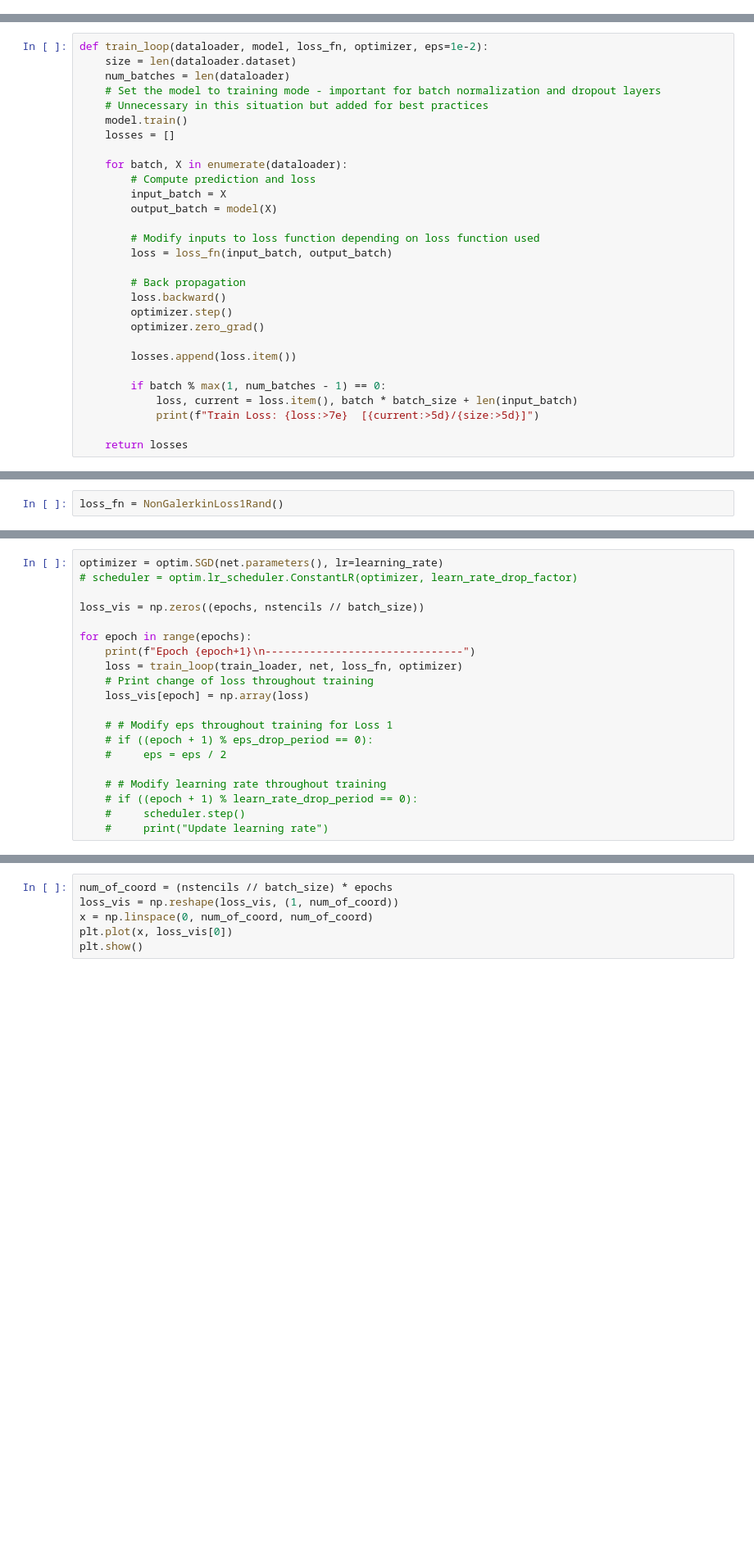
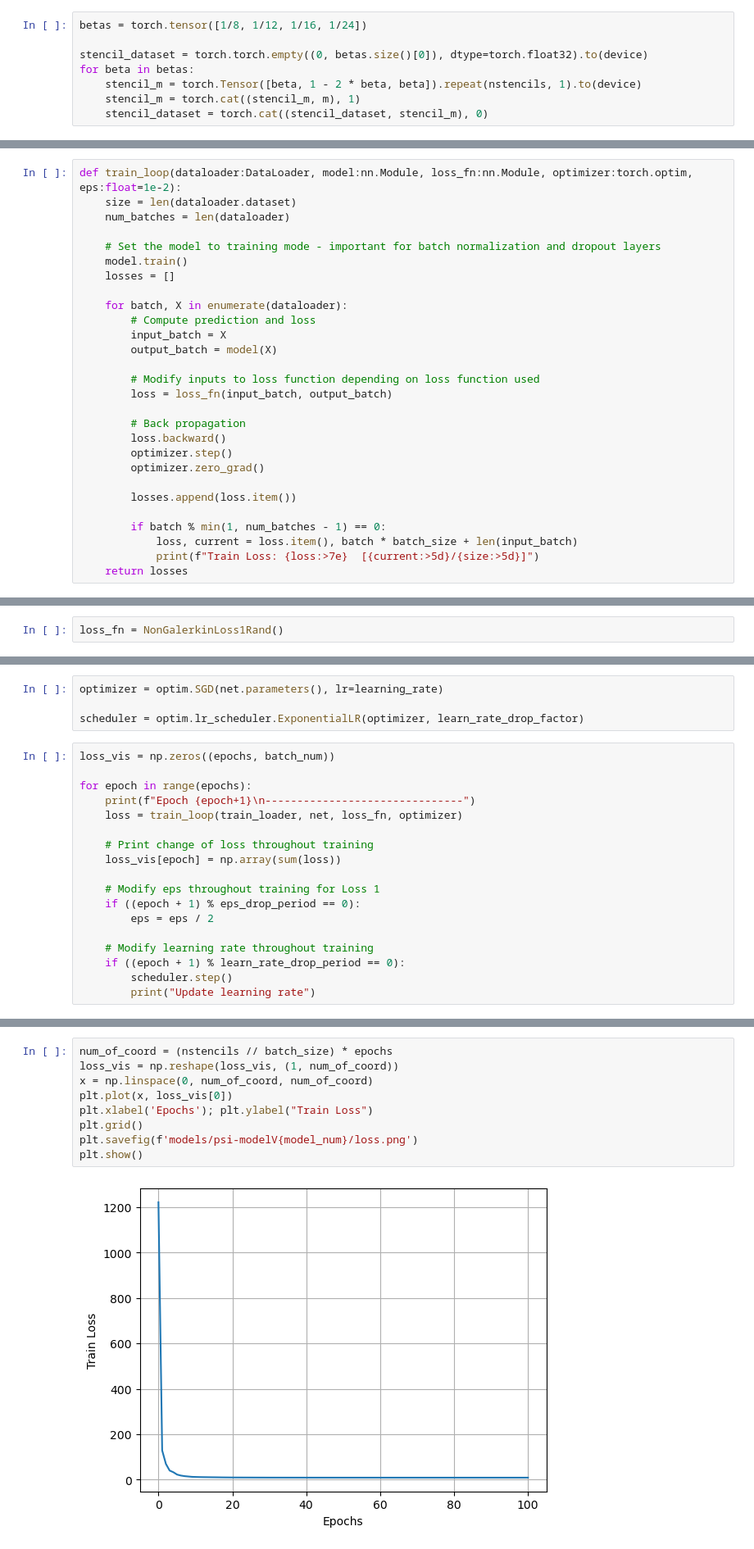
Before and after one commit to m5luo/rips24_llnl, a Jupyter notebook: src/deliverables/train_psi.ipynb, the cells around one changed output, grey strips where cells are left out. Shown: that part at 82% size. Saved outputs shown, nothing was run; the diff lists cells and outputs as text; blank space fills up the shorter version.

Commit message:
task/main : Add markdown cells to provide an outline to the notebook and add the feature that saves model and plots into a directory

```diff
--- a/src/deliverables/train_psi.ipynb
+++ b/src/deliverables/train_psi.ipynb
@@ -48,0 +100,8 @@ torch.manual_seed(0)
+# %%
+betas = torch.tensor([1/8, 1/12, 1/16, 1/24])
+
+stencil_dataset = torch.torch.empty((0, betas.size()[0]), dtype=torch.float32).to(device)
+for beta in betas:
+    stencil_m = torch.Tensor([beta, 1 - 2 * beta, beta]).repeat(nstencils, 1).to(device)
+    stencil_m = torch.cat((stencil_m, m), 1)
+    stencil_dataset = torch.cat((stencil_dataset, stencil_m), 0)
@@ -119,9 +163,9 @@ print(stencil_dataset)
 # %%
-def train_loop(dataloader, model, loss_fn, optimizer, eps=1e-2):
+def train_loop(dataloader:DataLoader, model:nn.Module, loss_fn:nn.Module, optimizer:torch.optim, eps:float=1e-2):
     size = len(dataloader.dataset)
     num_batches = len(dataloader)
+
     # Set the model to training mode - important for batch normalization and dropout layers
-    # Unnecessary in this situation but added for best practices
     model.train()
     losses = []
 
@@ -140,8 +184,7 @@ def train_loop(dataloader, model, loss_fn, optimizer, eps=1e-2):
 
         losses.append(loss.item())
 
-        if batch % max(1, num_batches - 1) == 0:
+        if batch % min(1, num_batches - 1) == 0:
             loss, current = loss.item(), batch * batch_size + len(input_batch)
             print(f"Train Loss: {loss:>7e}  [{current:>5d}/{size:>5d}]")
-
     return losses
@@ -152,20 +202,22 @@ loss_fn = NonGalerkinLoss1Rand()
+# %%
+optimizer = optim.SGD(net.parameters(), lr=learning_rate)
+
+scheduler = optim.lr_scheduler.ExponentialLR(optimizer, learn_rate_drop_factor)
 # %%
-optimizer = optim.SGD(net.parameters(), lr=learning_rate)
-# scheduler = optim.lr_scheduler.ConstantLR(optimizer, learn_rate_drop_factor)
-
-loss_vis = np.zeros((epochs, nstencils // batch_size))
+loss_vis = np.zeros((epochs, batch_num))
 
 for epoch in range(epochs):
     print(f"Epoch {epoch+1}\n-------------------------------")
     loss = train_loop(train_loader, net, loss_fn, optimizer)
+
     # Print change of loss throughout training
-    loss_vis[epoch] = np.array(loss)
+    loss_vis[epoch] = np.array(sum(loss))
 
-    # # Modify eps throughout training for Loss 1
-    # if ((epoch + 1) % eps_drop_period == 0):
-    #     eps = eps / 2
+    # Modify eps throughout training for Loss 1
+    if ((epoch + 1) % eps_drop_period == 0):
+        eps = eps / 2
 
-    # # Modify learning rate throughout training
-    # if ((epoch + 1) % learn_rate_drop_period == 0):
-    #     scheduler.step()
-    #     print("Update learning rate")
+    # Modify learning rate throughout training
+    if ((epoch + 1) % learn_rate_drop_period == 0):
+        scheduler.step()
+        print("Update learning rate")
@@ -172,7 +244,12 @@ for epoch in range(epochs):
 # %%
 num_of_coord = (nstencils // batch_size) * epochs
 loss_vis = np.reshape(loss_vis, (1, num_of_coord))
 x = np.linspace(0, num_of_coord, num_of_coord)
 plt.plot(x, loss_vis[0])
+plt.xlabel('Epochs'); plt.ylabel("Train Loss")
+plt.grid()
+plt.savefig(f'models/psi-modelV{model_num}/loss.png')
 plt.show()
+# %% [output]
+[figure, added]
 # %% [markdown]
```
Also changed, not shown: parts of 37 cells of this notebook, 10 other files.
